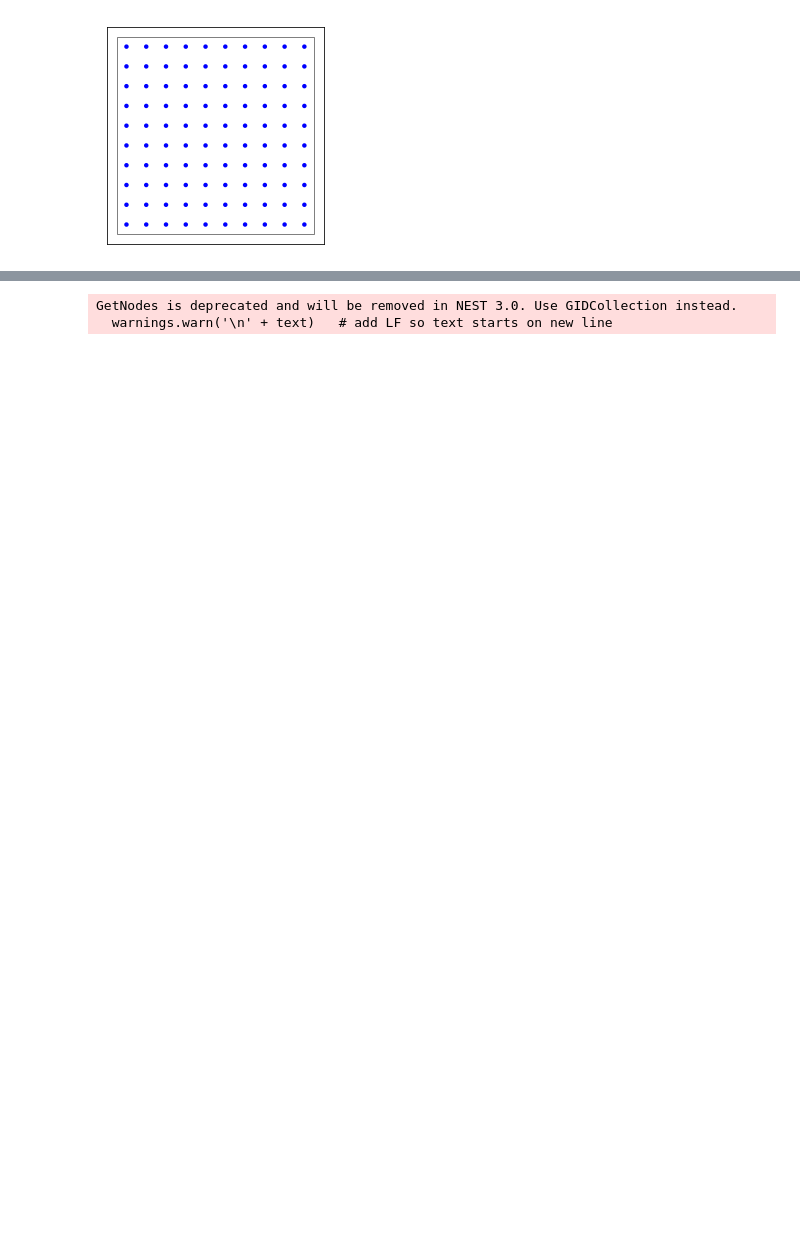
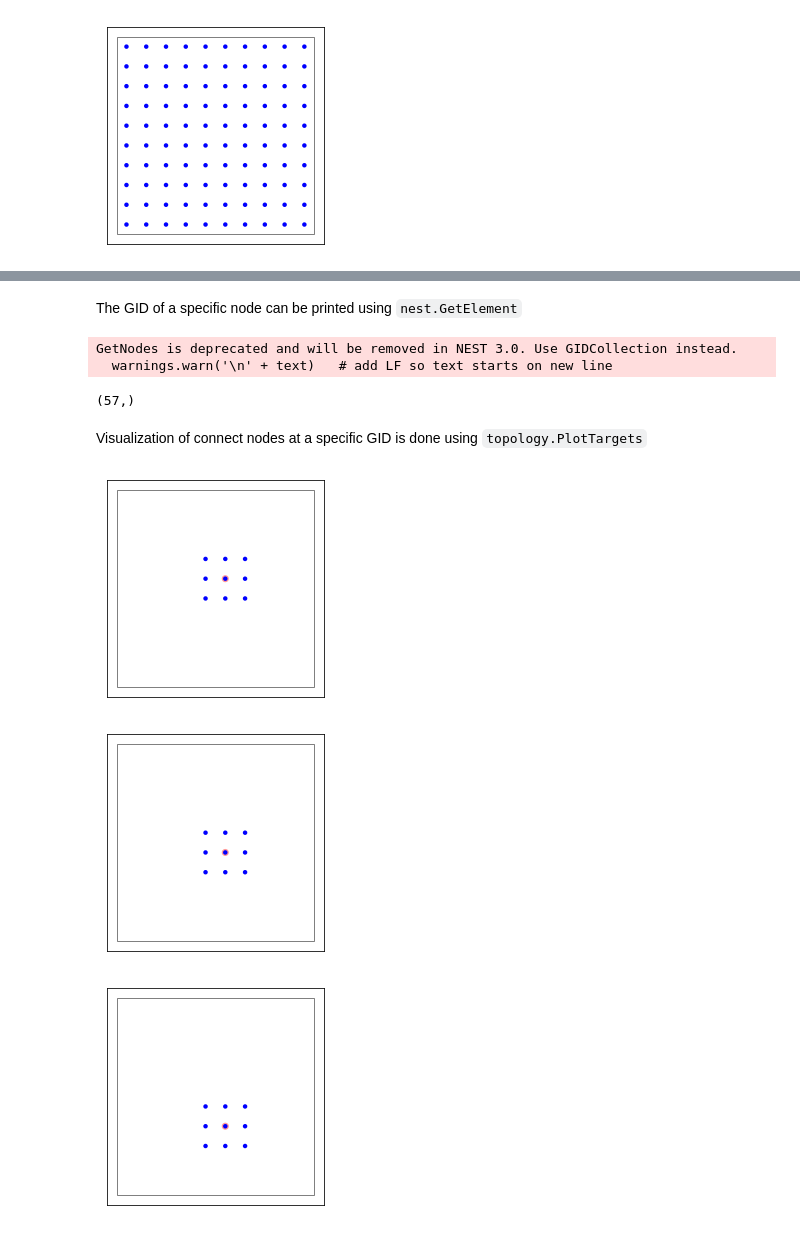
Before and after one commit to neuronstar/learn-nest-simulator, a Jupyter notebook: ipynb/connections.ipynb, the cells around one changed output, grey strips where cells are left out. Drawn from its saved outputs; the diff is of its cells as text; code cells hidden in the pictures; blank space fills up the shorter version.

```diff
--- a/ipynb/connections.ipynb
+++ b/ipynb/connections.ipynb
@@ -3,0 +9,3 @@ import nest.topology as topp
+# %%
+print(plt.style.available)
+plt.style.use('seaborn-poster')
@@ -24,5 +41,19 @@ nest.helpdesk()
-# %%
-ex_gids = nest.GetNodes( ex_layer )
-# %% [output]
-GetNodes is deprecated and will be removed in NEST 3.0. Use GIDCollection instead.
-  warnings.warn('\n' + text)   # add LF so text starts on new line
+# %% [markdown]
+The GID of a specific node can be printed using `nest.GetElement`
+# %%
+nest.GetNodes(ex_layer);
+topp.GetElement(ex_layer, [5,5])
+# %% [output]
+GetNodes is deprecated and will be removed in NEST 3.0. Use GIDCollection instead.
+  warnings.warn('\n' + text)   # add LF so text starts on new line
+(57,)
+# %% [markdown]
+Visualization of connect nodes at a specific GID is done using `topology.PlotTargets`
+# %%
+for i in [56, 57, 58]:
+    topp.PlotTargets([i], ex_layer)
+    plt.show()
+# %% [output]
+[figure, added]
+[figure, added]
+[figure, added]
```
Also changed, not shown: parts of 31 cells of this notebook.
